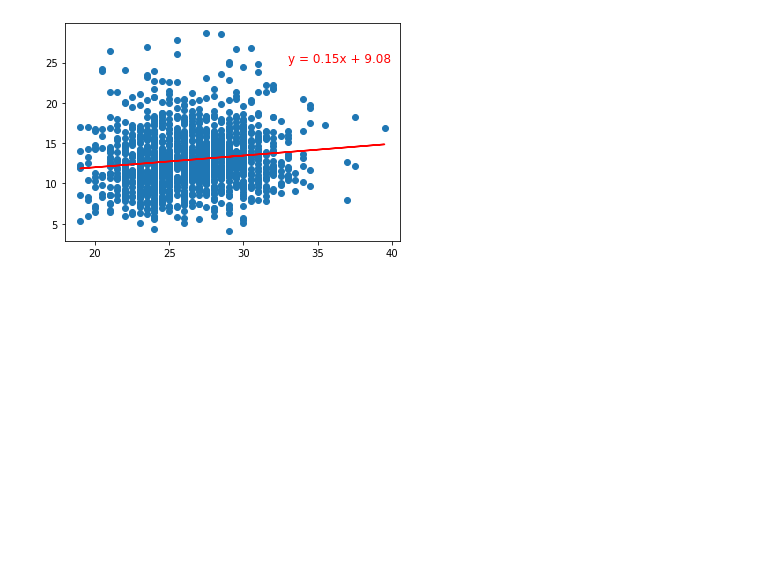
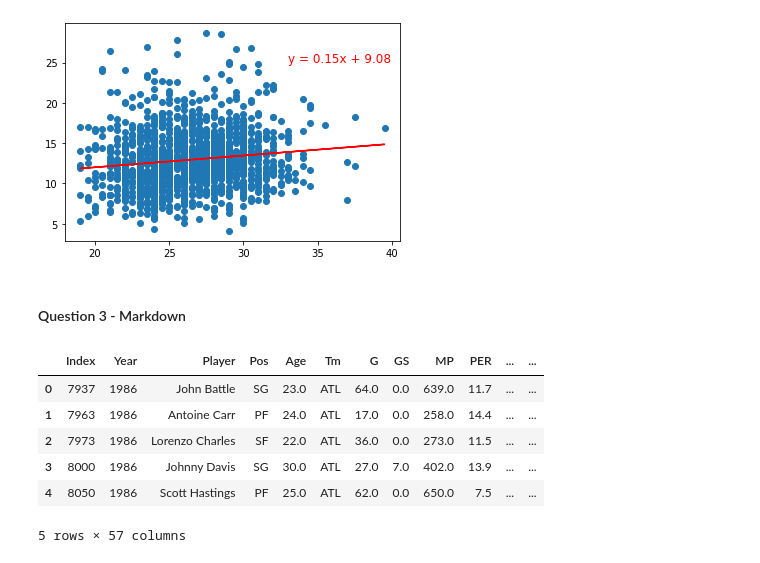
Before and after one commit to Kate-Yayla/Project1-Historical-NBA-Analysis, a Jupyter notebook: NBA Analysis.ipynb, the cells around one changed output. Drawn from its saved outputs; the diff is of its cells as text; code cells hidden in the pictures; blank space fills up the shorter version.

Commit message:
Question 3 code wip

```diff
--- a/NBA Analysis.ipynb
+++ b/NBA Analysis.ipynb
@@ -365,3 +394,15 @@ plt.annotate(line_eq,(33,25), fontsize=12, color="red")
 plt.show()
 # %% [output]
 [figure]
+# %% [markdown]
+#### Question 3 - Markdown
+# %%
+complete_nba_data.head()
+# %% [output]
+|  | Index | Year | Player | Pos | Age | Tm | G | GS | MP | PER | ... | ... |
+| 0 | 7937 | 1986 | John Battle | SG | 23.0 | ATL | 64.0 | 0.0 | 639.0 | 11.7 | ... | ... |
+| 1 | 7963 | 1986 | Antoine Carr | PF | 24.0 | ATL | 17.0 | 0.0 | 258.0 | 14.4 | ... | ... |
+| 2 | 7973 | 1986 | Lorenzo Charles | SF | 22.0 | ATL | 36.0 | 0.0 | 273.0 | 11.5 | ... | ... |
+| 3 | 8000 | 1986 | Johnny Davis | SG | 30.0 | ATL | 27.0 | 7.0 | 402.0 | 13.9 | ... | ... |
+| 4 | 8050 | 1986 | Scott Hastings | PF | 25.0 | ATL | 62.0 | 0.0 | 650.0 | 7.5 | ... | ... |
+5 rows × 57 columns
```
Also changed, not shown: parts of 10 cells of this notebook.
